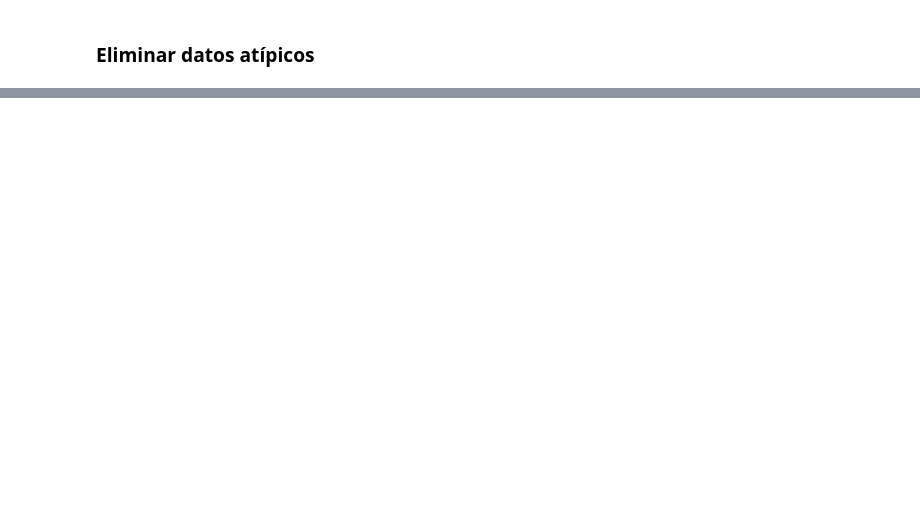
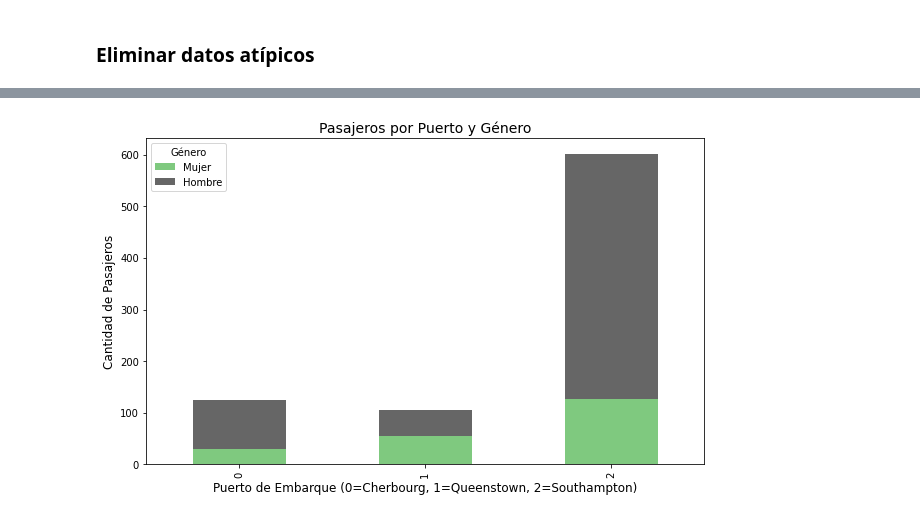
Before and after one commit to FabianKel/HT1-DM, a Jupyter notebook: 03-Vida_facil.ipynb, the cells around one changed output, grey strips where cells are left out. Drawn from its saved outputs; the diff is of its cells as text; code cells hidden in the pictures; blank space fills up the shorter version.

```diff
--- a/03-Vida_facil.ipynb
+++ b/03-Vida_facil.ipynb
@@ -249,3 +305,18 @@ Contrastar variables categóricas, por ej. survived vs sex con gráfica de barra
 ### Reducir la cardinalidad
 
 Pueden haber columas con datos categóricos demasiados variados, se podría poner un límite de frecuencia de una categoría y las que no cumplen cambiarles a un valor ötros", o algo así
+# %%
+# Definir un umbral de frecuencia mínima
+umbral = 50  # Ejemplo: las categorías con menos de 50 ocurrencias serán agrupadas
+
+# Calcular la frecuencia de cada categoría
+frecuencia = datos['embarked'].value_counts()
+
+# Identificar las categorías que cumplen con el umbral
+categorias_comunes = frecuencia[frecuencia >= umbral].index
+
+# Reemplazar las categorías raras con "Otros"
+datos['embarked'] = datos['embarked'].apply(lambda x: x if x in categorias_comunes else 'Otros')
+
+# Verificar el resultado
+print(datos['embarked'].value_counts())
@@ -253,0 +361,10 @@ Pueden haber columas con datos categóricos demasiados variados, se podría pone
+# %%
+# Gráfica de barras apiladas para pasajeros por puerto y género
+pd.crosstab(index=datos['embarked'], columns=datos['sex']).plot(kind='bar', stacked=True, figsize=(10, 6), colormap='Accent')
+plt.title('Pasajeros por Puerto y Género', fontsize=14)
+plt.xlabel('Puerto de Embarque (0=Cherbourg, 1=Queenstown, 2=Southampton)', fontsize=12)
+plt.ylabel('Cantidad de Pasajeros', fontsize=12)
+plt.legend(title='Género', labels=['Mujer', 'Hombre'])
+plt.show()
+# %% [output]
+[figure, added]
```
Also changed, not shown: parts of 15 cells of this notebook, 3 other files.
